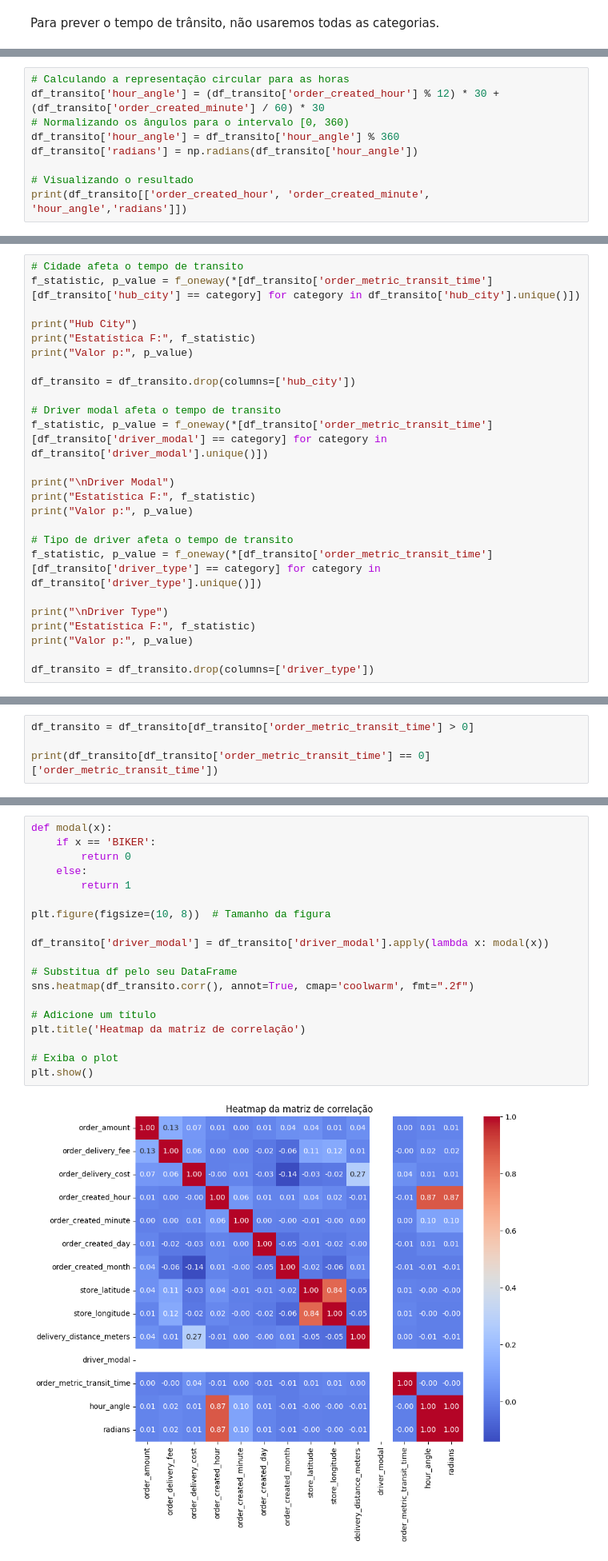
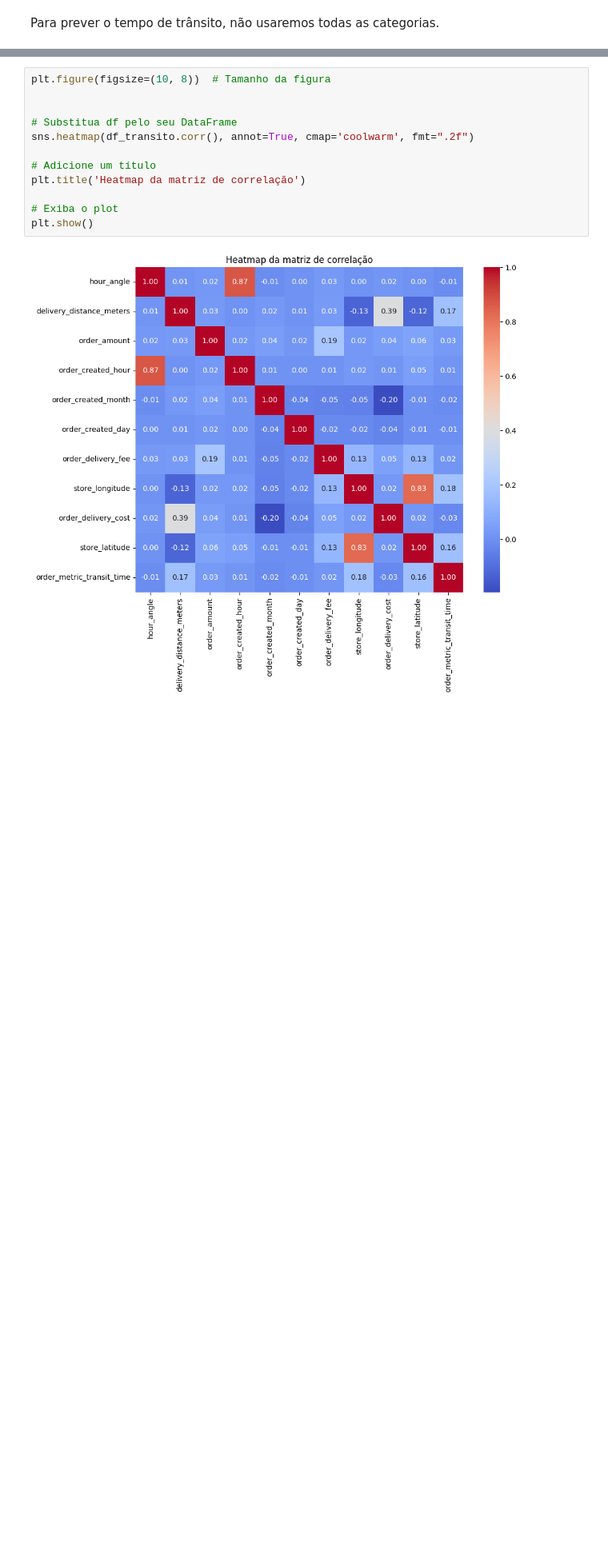
Before and after one commit to PedroMatusita/Previsao, a Jupyter notebook: matusita.ipynb, the cells around one changed output, grey strips where cells are left out. Shown at 80% size. Drawn from its saved outputs; the diff is of its cells as text; blank space fills up the shorter version.

```diff
--- a/matusita.ipynb
+++ b/matusita.ipynb
@@ -210,9 +394,0 @@ Serão feitas 3 colunas de tempo:
-# %%
-# Calculando a representação circular para as horas
-df_transito['hour_angle'] = (df_transito['order_created_hour'] % 12) * 30 + (df_transito['order_created_minute'] / 60) * 30
-# Normalizando os ângulos para o intervalo [0, 360)
-df_transito['hour_angle'] = df_transito['hour_angle'] % 360
-df_transito['radians'] = np.radians(df_transito['hour_angle'])
-
-# Visualizando o resultado
-print(df_transito[['order_created_hour', 'order_created_minute', 'hour_angle','radians']])
@@ -263,28 +396,3 @@ OBS: F-Statistic maior que 3.95 revela que a hipótese está errada (At this lev
 - Variáveis numéricas: T-test
 
 OBS: Generally, any t-value greater than +3.17 or less than - 3.17 is acceptable.
-# %%
-# Cidade afeta o tempo de transito
-f_statistic, p_value = f_oneway(*[df_transito['order_metric_transit_time'][df_transito['hub_city'] == category] for category in df_transito['hub_city'].unique()])
-
-print("Hub City")
-print("Estatística F:", f_statistic)
-print("Valor p:", p_value)
-
-df_transito = df_transito.drop(columns=['hub_city'])
-
-# Driver modal afeta o tempo de transito
-f_statistic, p_value = f_oneway(*[df_transito['order_metric_transit_time'][df_transito['driver_modal'] == category] for category in df_transito['driver_modal'].unique()])
-
-print("\nDriver Modal")
-print("Estatística F:", f_statistic)
-print("Valor p:", p_value)
-
-# Tipo de driver afeta o tempo de transito
-f_statistic, p_value = f_oneway(*[df_transito['order_metric_transit_time'][df_transito['driver_type'] == category] for category in df_transito['driver_type'].unique()])
-
-print("\nDriver Type")
-print("Estatística F:", f_statistic)
-print("Valor p:", p_value)
-
-df_transito = df_transito.drop(columns=['driver_type'])
@@ -303,4 +398,0 @@ Valor p: 0.021172962447464527
-# %%
-df_transito = df_transito[df_transito['order_metric_transit_time'] > 0]
-
-print(df_transito[df_transito['order_metric_transit_time'] == 0]['order_metric_transit_time'])
@@ -309,24 +399,17 @@ Series([], Name: order_metric_transit_time, dtype: float64)
 # %%
-def modal(x):
-    if x == 'BIKER':
-        return 0
-    else:
-        return 1
-
 plt.figure(figsize=(10, 8))  # Tamanho da figura
 
-df_transito['driver_modal'] = df_transito['driver_modal'].apply(lambda x: modal(x))
 
 # Substitua df pelo seu DataFrame
 sns.heatmap(df_transito.corr(), annot=True, cmap='coolwarm', fmt=".2f")
 
 # Adicione um título
 plt.title('Heatmap da matriz de correlação')
 
 # Exiba o plot
 plt.show()
 # %% [output]
-[figure, old version]
+[figure, new version]
 # %%
 nomes_colunas_numericas = df_transito.select_dtypes(exclude=['object','datetime']).columns
 
```
Also changed, not shown: parts of 31 cells of this notebook.
